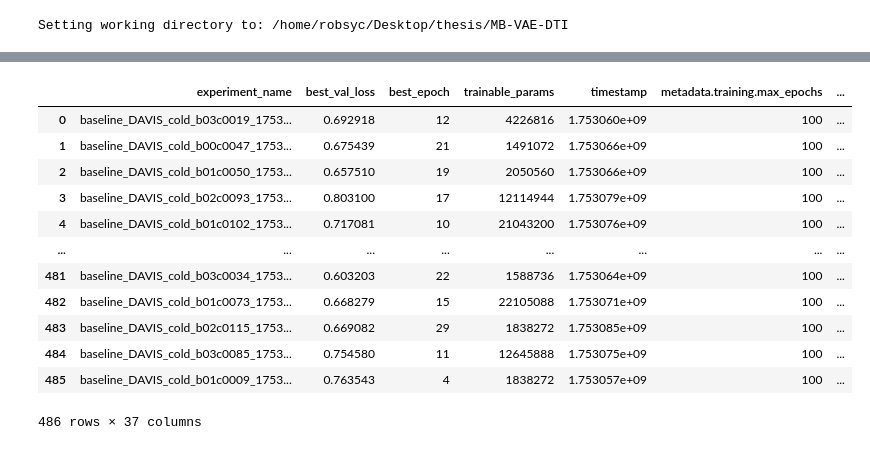
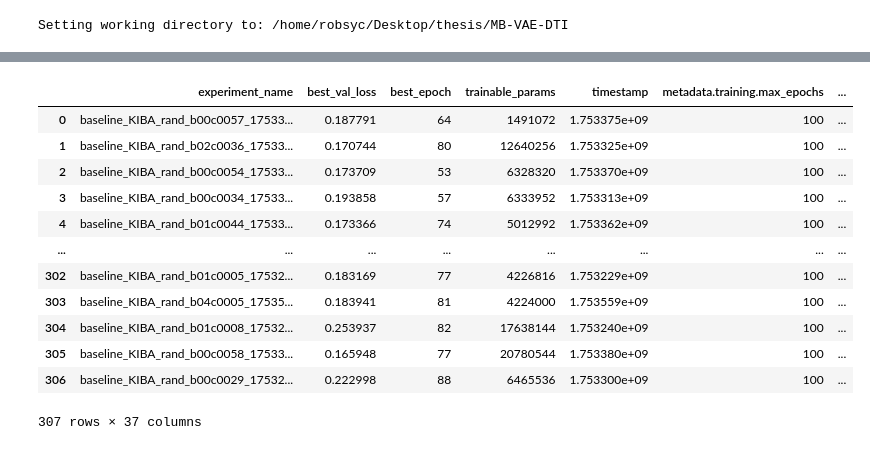
Before and after one commit to robsyc/MB-VAE-DTI, a Jupyter notebook: notebooks/training.ipynb, the cells around one changed output, grey strips where cells are left out. Saved outputs shown, nothing was run; the diff lists cells and outputs as text; code cells hidden in the pictures.

```diff
--- a/notebooks/training.ipynb
+++ b/notebooks/training.ipynb
@@ -13,7 +13,7 @@ Setting working directory to: /home/robsyc/Desktop/thesis/MB-VAE-DTI
 # %%
 from mb_vae_dti.validating.analysis import *
 
-df = load_gridsearch_results("notebooks/results/summer/version3/baseline_davis_cold")
+df = load_gridsearch_results("notebooks/results/summer/version3/baseline_kiba_rand")
 
 if "metadata.data.provenance_cols" in df.columns:
     df["metadata.data.provenance_cols"] = df["metadata.data.provenance_cols"].apply(lambda x: x[0])
@@ -26,16 +26,16 @@ df
 |  | experiment_name | best_val_loss | best_epoch | trainable_params | timestamp | metadata.training.max_epochs | ... |
-| 0 | baseline_DAVIS_cold_b03c0019_1753... | 0.692918 | 12 | 4226816 | 1.753060e+09 | 100 | ... |
-| 1 | baseline_DAVIS_cold_b00c0047_1753... | 0.675439 | 21 | 1491072 | 1.753066e+09 | 100 | ... |
-| 2 | baseline_DAVIS_cold_b01c0050_1753... | 0.657510 | 19 | 2050560 | 1.753066e+09 | 100 | ... |
-| 3 | baseline_DAVIS_cold_b02c0093_1753... | 0.803100 | 17 | 12114944 | 1.753079e+09 | 100 | ... |
-| 4 | baseline_DAVIS_cold_b01c0102_1753... | 0.717081 | 10 | 21043200 | 1.753076e+09 | 100 | ... |
+| 0 | baseline_KIBA_rand_b00c0057_17533... | 0.187791 | 64 | 1491072 | 1.753375e+09 | 100 | ... |
+| 1 | baseline_KIBA_rand_b02c0036_17533... | 0.170744 | 80 | 12640256 | 1.753325e+09 | 100 | ... |
+| 2 | baseline_KIBA_rand_b00c0054_17533... | 0.173709 | 53 | 6328320 | 1.753370e+09 | 100 | ... |
+| 3 | baseline_KIBA_rand_b00c0034_17533... | 0.193858 | 57 | 6333952 | 1.753313e+09 | 100 | ... |
+| 4 | baseline_KIBA_rand_b01c0044_17533... | 0.173366 | 74 | 5012992 | 1.753362e+09 | 100 | ... |
 | ... | ... | ... | ... | ... | ... | ... | ... |
-| 481 | baseline_DAVIS_cold_b03c0034_1753... | 0.603203 | 22 | 1588736 | 1.753064e+09 | 100 | ... |
-| 482 | baseline_DAVIS_cold_b01c0073_1753... | 0.668279 | 15 | 22105088 | 1.753071e+09 | 100 | ... |
-| 483 | baseline_DAVIS_cold_b02c0115_1753... | 0.669082 | 29 | 1838272 | 1.753085e+09 | 100 | ... |
-| 484 | baseline_DAVIS_cold_b03c0085_1753... | 0.754580 | 11 | 12645888 | 1.753075e+09 | 100 | ... |
-| 485 | baseline_DAVIS_cold_b01c0009_1753... | 0.763543 | 4 | 1838272 | 1.753057e+09 | 100 | ... |
+| 302 | baseline_KIBA_rand_b01c0005_17532... | 0.183169 | 77 | 4226816 | 1.753229e+09 | 100 | ... |
+| 303 | baseline_KIBA_rand_b04c0005_17535... | 0.183941 | 81 | 4224000 | 1.753559e+09 | 100 | ... |
+| 304 | baseline_KIBA_rand_b01c0008_17532... | 0.253937 | 82 | 17638144 | 1.753240e+09 | 100 | ... |
+| 305 | baseline_KIBA_rand_b00c0058_17533... | 0.165948 | 77 | 20780544 | 1.753380e+09 | 100 | ... |
+| 306 | baseline_KIBA_rand_b00c0029_17532... | 0.222998 | 88 | 6465536 | 1.753300e+09 | 100 | ... |
-486 rows × 37 columns
+307 rows × 37 columns
 # %%
 varying_attrs = get_varying_attributes(df)
 varying_attrs.remove('metadata.logging.experiment_name')
```
Also changed, not shown: parts of 7 cells of this notebook, 7 other files.
